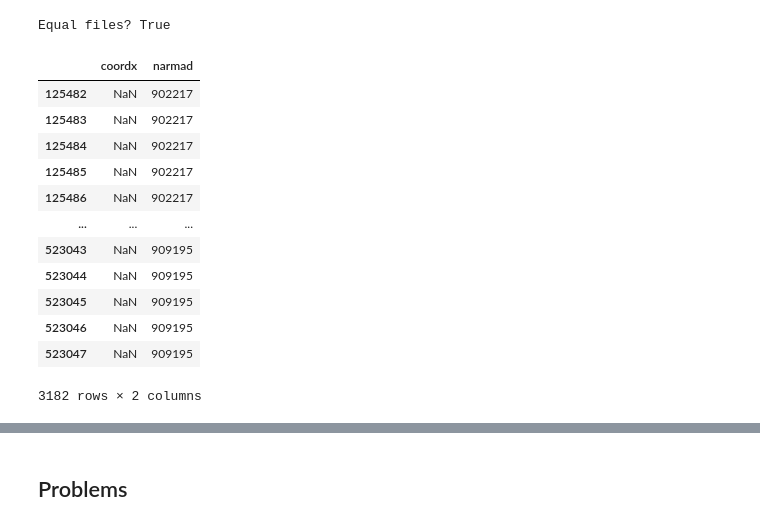
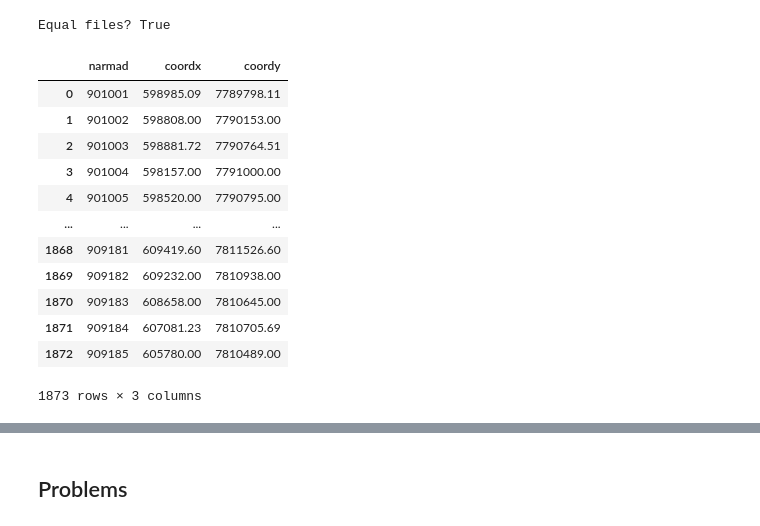
Before and after one commit to pedrobahia7/tcc_ovitraps, a Jupyter notebook: treated_df_initial_exploration.ipynb, the cells around one changed output, grey strips where cells are left out. Cells and saved outputs as stored; diff of their text form; code cells hidden in the pictures.

```diff
--- a/treated_df_initial_exploration.ipynb
+++ b/treated_df_initial_exploration.ipynb
@@ -241,19 +241,19 @@ coordOvitrampas = pd.read_excel('./data/complementar/CoordXYOvitrampas.xls')
 print('Equal files?', coordArmadilhas.equals(coordOvitrampas))
 # %% [output]
 Equal files? True
-# %%
-utils.print_rows_with_nan(masterdata[['coordx','narmad']], 'coordx')
-# %% [output]
-|  | coordx | narmad |
-| 125482 | NaN | 902217 |
-| 125483 | NaN | 902217 |
-| 125484 | NaN | 902217 |
-| 125485 | NaN | 902217 |
-| 125486 | NaN | 902217 |
-| ... | ... | ... |
-| 523043 | NaN | 909195 |
-| 523044 | NaN | 909195 |
-| 523045 | NaN | 909195 |
-| 523046 | NaN | 909195 |
-| 523047 | NaN | 909195 |
-3182 rows × 2 columns
+# %%
+coordArmadilhas
+# %% [output]
+|  | narmad | coordx | coordy |
+| 0 | 901001 | 598985.09 | 7789798.11 |
+| 1 | 901002 | 598808.00 | 7790153.00 |
+| 2 | 901003 | 598881.72 | 7790764.51 |
+| 3 | 901004 | 598157.00 | 7791000.00 |
+| 4 | 901005 | 598520.00 | 7790795.00 |
+| ... | ... | ... | ... |
+| 1868 | 909181 | 609419.60 | 7811526.60 |
+| 1869 | 909182 | 609232.00 | 7810938.00 |
+| 1870 | 909183 | 608658.00 | 7810645.00 |
+| 1871 | 909184 | 607081.23 | 7810705.69 |
+| 1872 | 909185 | 605780.00 | 7810489.00 |
+1873 rows × 3 columns
```
Also changed, not shown: parts of 3 cells of this notebook.
